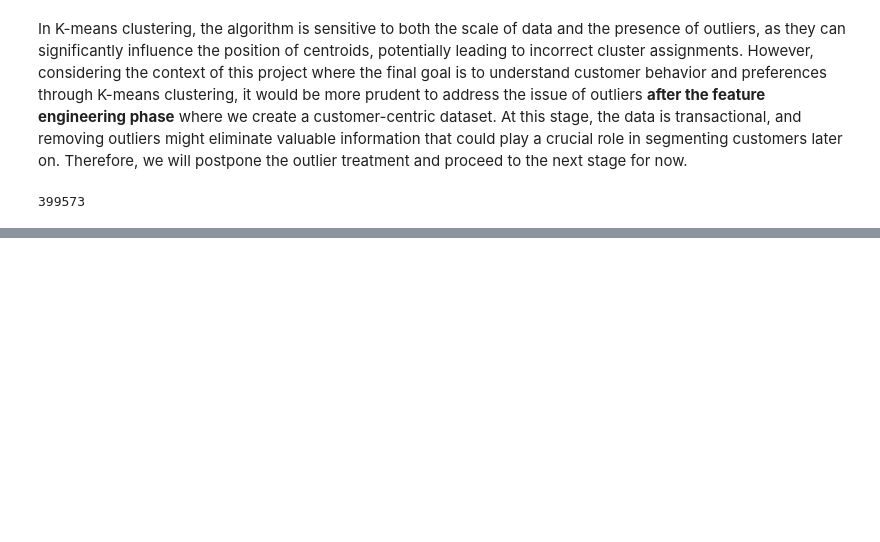
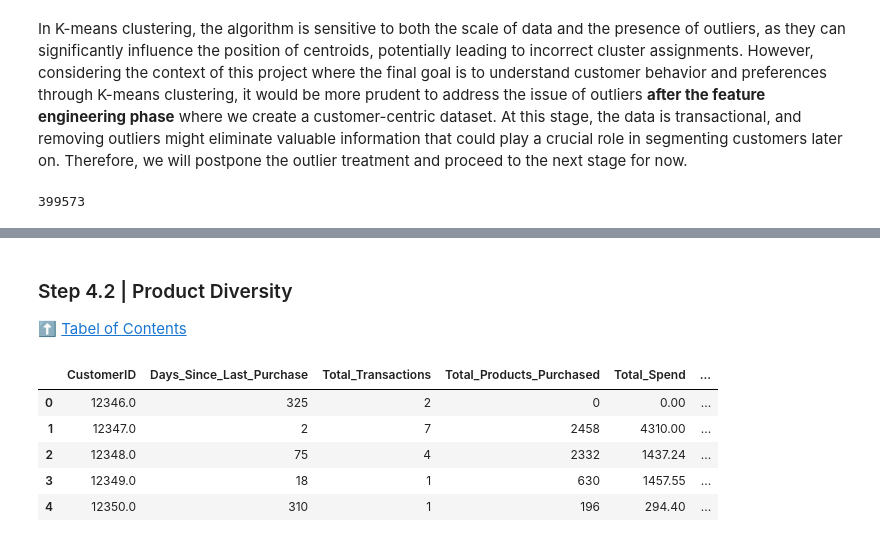
Before and after one commit to richardlevinson3/customer-personality-analytics, a Jupyter notebook: cusomter-personality-analytics.ipynb, the cells around one changed output, grey strips where cells are left out. Saved outputs shown, nothing was run; the diff lists cells and outputs as text; code cells hidden in the pictures; blank space fills up the shorter version.

```diff
--- a/cusomter-personality-analytics.ipynb
+++ b/cusomter-personality-analytics.ipynb
@@ -572,0 +668,21 @@ df.shape[0]
+# %% [markdown]
+<a id="product_diversity"></a>
+### Step 4.2 | Product Diversity
+⬆️ [Tabel of Contents](#contents_tabel)
+# %%
+# Calculate the number of unique products purchased by each customer
+unique_products_purchased = df.groupby('CustomerID')['StockCode'].nunique().reset_index()
+unique_products_purchased.rename(columns={'StockCode': 'Unique_Products_Purchased'}, inplace=True)
+
+# Merge the new feature into the customer_data dataframe
+customer_data = pd.merge(customer_data, unique_products_purchased, on='CustomerID')
+
+# Display the first few rows of the customer_data dataframe
+customer_data.head()
+# %% [output]
+|  | CustomerID | Days_Since_Last_Purchase | Total_Transactions | Total_Products_Purchased | Total_Spend | ... |
+| 0 | 12346.0 | 325 | 2 | 0 | 0.00 | ... |
+| 1 | 12347.0 | 2 | 7 | 2458 | 4310.00 | ... |
+| 2 | 12348.0 | 75 | 4 | 2332 | 1437.24 | ... |
+| 3 | 12349.0 | 18 | 1 | 630 | 1457.55 | ... |
+| 4 | 12350.0 | 310 | 1 | 196 | 294.40 | ... |
```
Also changed, not shown: parts of 25 cells of this notebook.
